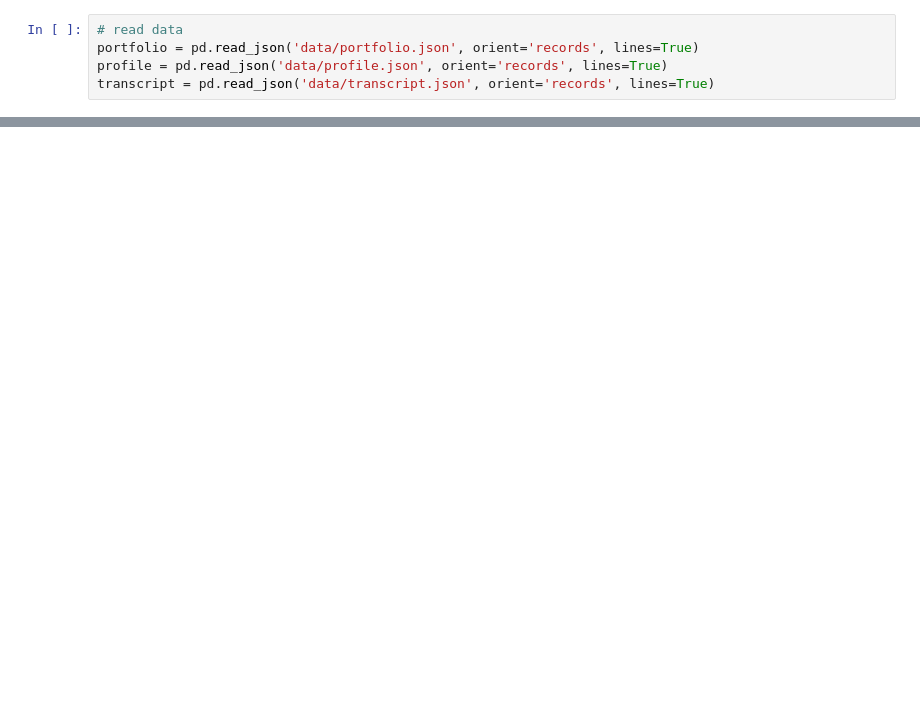
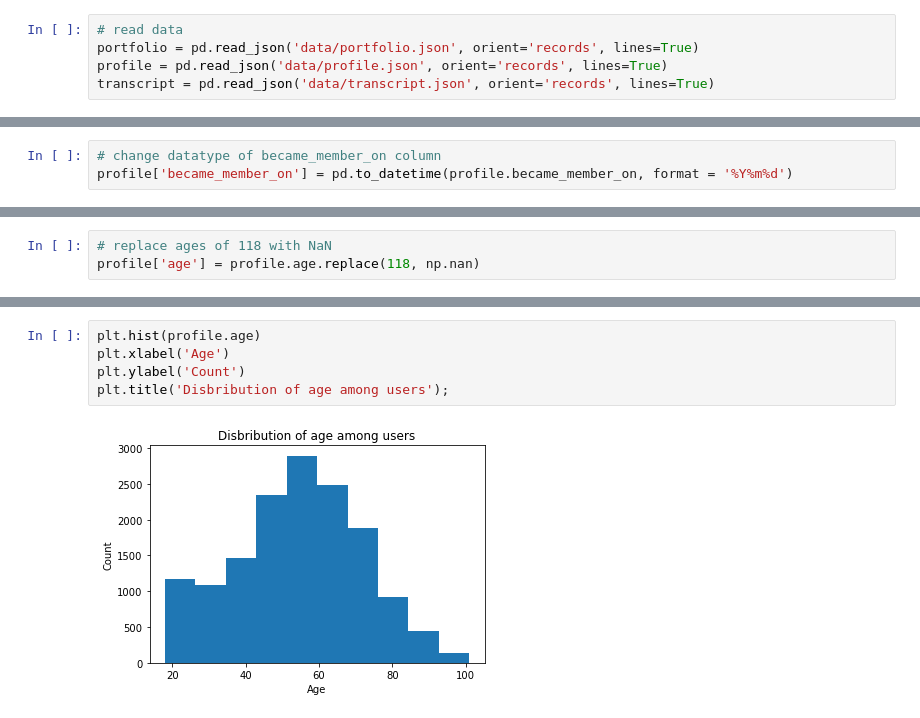
Before and after one commit to zoraaroz/marketing-success-prediction, a Jupyter notebook: outcome_classification.ipynb, the cells around one changed output, grey strips where cells are left out. Cells and saved outputs as stored; diff of their text form; blank space fills up the shorter version.

```diff
--- a/outcome_classification.ipynb
+++ b/outcome_classification.ipynb
@@ -26,0 +133,3 @@ transcript.head()
+# %%
+# change datatype of became_member_on column
+profile['became_member_on'] = pd.to_datetime(profile.became_member_on, format = '%Y%m%d')
@@ -26,0 +166,3 @@ transcript.head()
+# %%
+# replace ages of 118 with NaN
+profile['age'] = profile.age.replace(118, np.nan)
@@ -26,0 +181,7 @@ transcript.head()
+# %%
+plt.hist(profile.age)
+plt.xlabel('Age')
+plt.ylabel('Count')
+plt.title('Disbribution of age among users');
+# %% [output]
+[figure, added]
```
Also changed, not shown: parts of 37 cells of this notebook.
